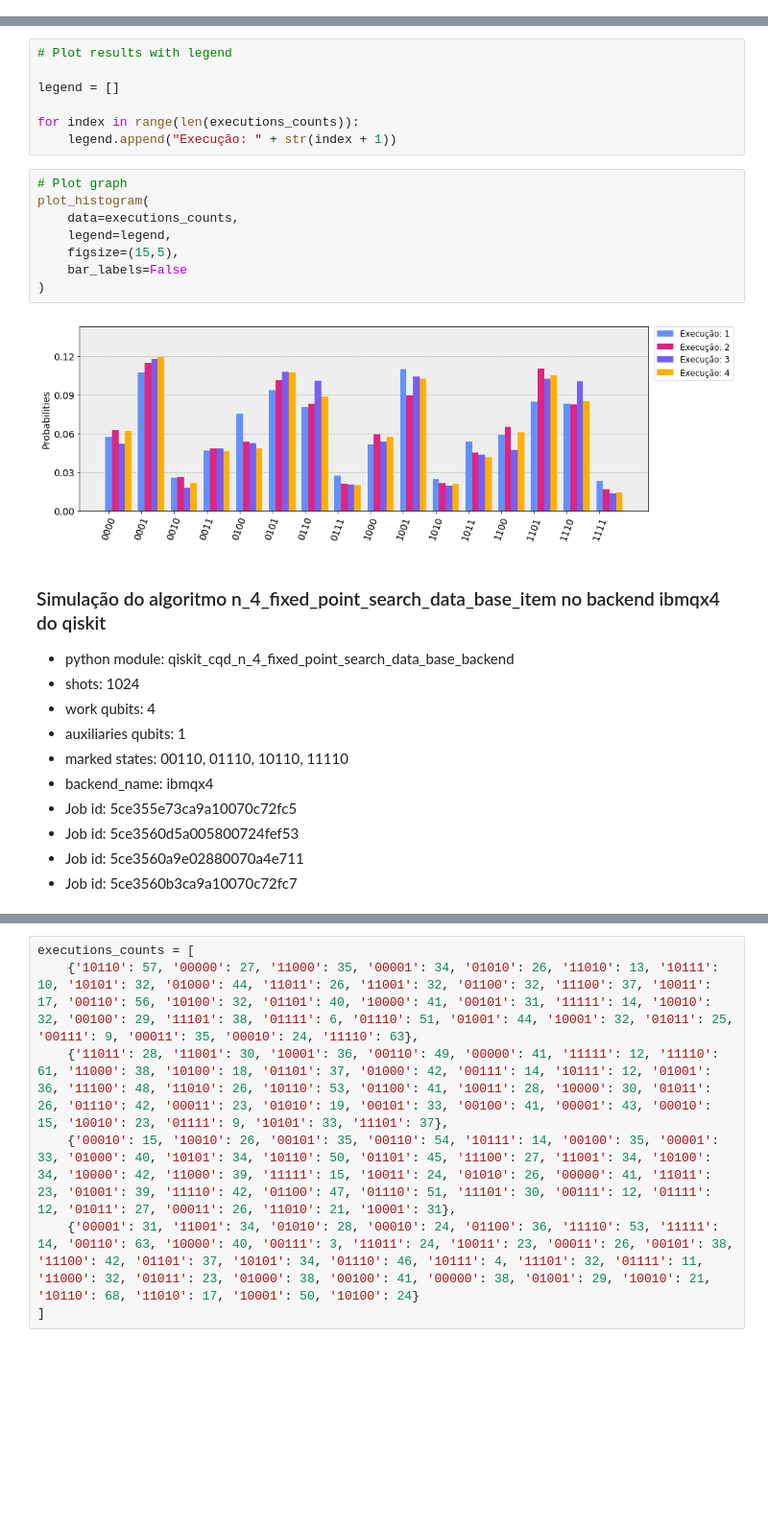
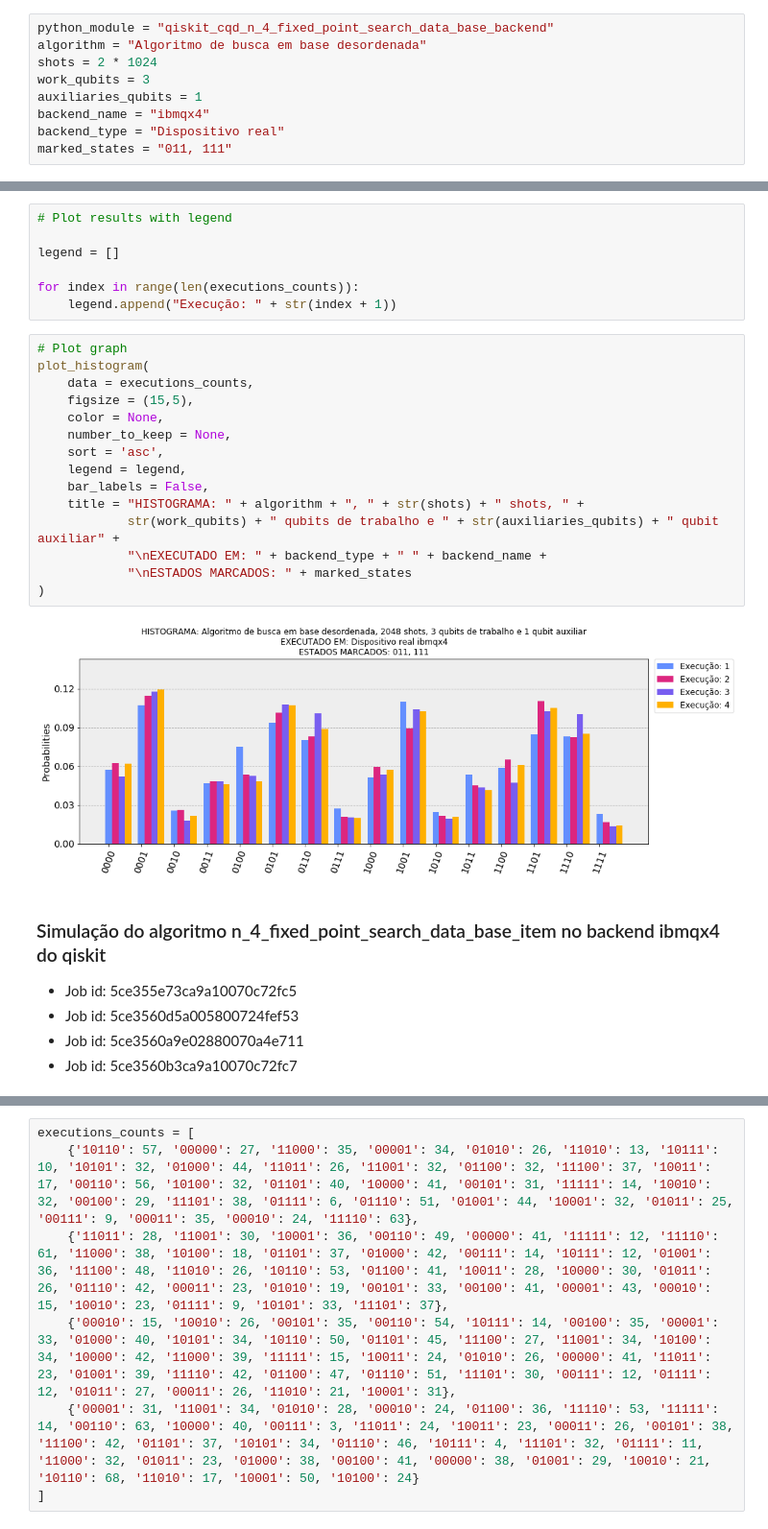
Before and after one commit to L30n4rd0/quantum-computing-codes, a Jupyter notebook: QisKit/notebooks/qiskit_histogram_cqd_n_4_fixed_point_search_data_base_item_on_ibmqx4.ipynb, the cells around one changed output, grey strips where cells are left out. Shown at 96% size. Saved outputs shown, nothing was run; the diff lists cells and outputs as text; blank space fills up the shorter version.

```diff
--- a/QisKit/notebooks/qiskit_histogram_cqd_n_4_fixed_point_search_data_base_item_on_ibmqx4.ipynb
+++ b/QisKit/notebooks/qiskit_histogram_cqd_n_4_fixed_point_search_data_base_item_on_ibmqx4.ipynb
@@ -52,6 +56,15 @@ plot_histogram(
 - Job id: 5cd741d780749700741418df
 - Job id: 5cd741f456f5d2006d8fbcf8
 - Job id: 5cd7420fa578420073cdad22
+# %%
+python_module = "qiskit_cqd_n_4_fixed_point_search_data_base_backend"
+algorithm = "Algoritmo de busca em base desordenada"
+shots = 2 * 1024
+work_qubits = 3
+auxiliaries_qubits = 1
+backend_name = "ibmqx4"
+backend_type = "Dispositivo real"
+marked_states = "011, 111"
 # %%
 executions_counts = [
     {'1011': 110, '0000': 117, '0001': 219, '1010': 50, '0010': 52, '1100': 120, '1000': 105, '1101': 173, '1001': 225, '0101': 191, '0111': 56, '0100': 154, '0110': 164, '1110': 170, '0011': 95, '1111': 47},
@@ -66,24 +79,25 @@ legend = []
 
 for index in range(len(executions_counts)):
     legend.append("Execução: " + str(index + 1))
-# %%
-# Plot graph
-plot_histogram(
-    data=executions_counts,
-    legend=legend,
-    figsize=(15,5),
-    bar_labels=False
-)
-# %% [output]
-[figure, removed]
+# %%
+# Plot graph
+plot_histogram(
+    data = executions_counts,
+    figsize = (15,5),
+    color = None,
+    number_to_keep = None,
+    sort = 'asc',
+    legend = legend,
+    bar_labels = False,
+    title = "HISTOGRAMA: " + algorithm + ", " + str(shots) + " shots, " +
+            str(work_qubits) + " qubits de trabalho e " + str(auxiliaries_qubits) + " qubit auxiliar" +
+            "\nEXECUTADO EM: " + backend_type + " " + backend_name +
+            "\nESTADOS MARCADOS: " + marked_states
+)
+# %% [output]
+[figure, added]
 # %% [markdown]
 ### Simulação do algoritmo n_4_fixed_point_search_data_base_item no backend ibmqx4 do qiskit
-- python module: qiskit_cqd_n_4_fixed_point_search_data_base_backend
-- shots: 1024
-- work qubits: 4
-- auxiliaries qubits: 1
-- marked states: 00110, 01110, 10110, 11110
-- backend_name: ibmqx4
 - Job id: 5ce355e73ca9a10070c72fc5
 - Job id: 5ce3560d5a005800724fef53
 - Job id: 5ce3560a9e02880070a4e711
```
Also changed, not shown: parts of 8 cells of this notebook, 6 other files.
